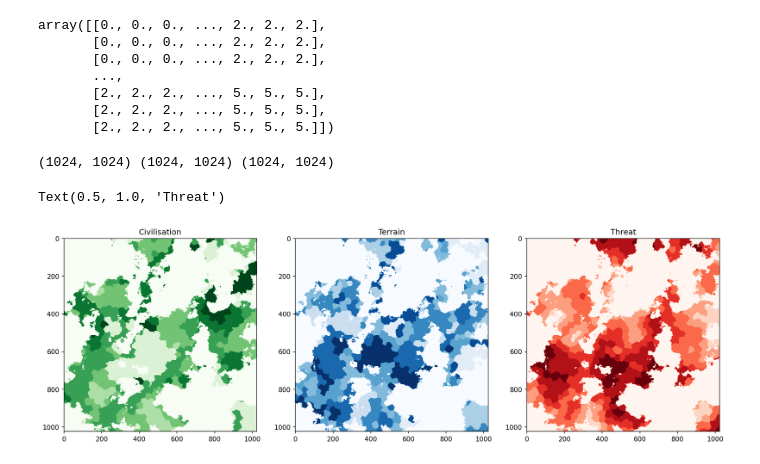
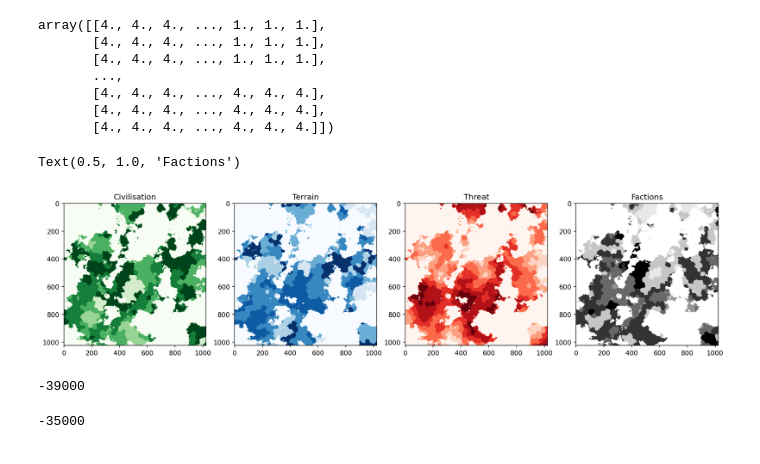
Before and after one commit to cetiners/human_error, a Jupyter notebook: works.ipynb, the cells around one changed output. Saved outputs shown, nothing was run; the diff lists cells and outputs as text; code cells hidden in the pictures.

```diff
--- a/works.ipynb
+++ b/works.ipynb
@@ -7,57 +7,60 @@ nw = map()
 nw.populate_map(n_locations=1024, name="terrain",relaxed=True,k=100)
 nw.populate_map(n_locations=1024, name="civilisation",relaxed=True,k=100)
 nw.populate_map(n_locations=1024, name="threat",relaxed=True, k=100)
-
+nw.populate_map(n_locations=1024, name="faction",relaxed=True, k=100)
 
 nw.attribute_view(seed_1=20,seed_2=30,map_name="terrain",view_name="terrain")
 nw.attribute_view(seed_1=40,seed_2=50,map_name="civilisation",view_name="civilisation")
 nw.attribute_view(seed_1=34,seed_2=34,map_name="threat",view_name="threat",double=False)
+nw.attribute_view(seed_1=67,seed_2=89,map_name="faction",view_name="faction",double=True)
 # %% [output]
-array([[0., 0., 0., ..., 2., 2., 2.],
-       [0., 0., 0., ..., 2., 2., 2.],
-       [0., 0., 0., ..., 2., 2., 2.],
+array([[4., 4., 4., ..., 1., 1., 1.],
+       [4., 4., 4., ..., 1., 1., 1.],
+       [4., 4., 4., ..., 1., 1., 1.],
        ...,
-       [2., 2., 2., ..., 5., 5., 5.],
-       [2., 2., 2., ..., 5., 5., 5.],
-       [2., 2., 2., ..., 5., 5., 5.]])
+       [4., 4., 4., ..., 4., 4., 4.],
+       [4., 4., 4., ..., 4., 4., 4.],
+       [4., 4., 4., ..., 4., 4., 4.]])
 # %%
 
 civ = nw.views["civilisation"].copy()
 ter = nw.views["terrain"].copy()
 thr = nw.views["threat"].copy()
-
-print(civ.shape,ter.shape,thr.shape)
+fac = nw.views["faction"].copy()
 
 for i in range(1024):
     for j in range(1024):
         civ[i,j] += 1
         ter[i,j] += 1
         thr[i,j] += 1
+        fac[i,j] += 1
 
 import matplotlib.pyplot as plt
 import numpy as np
 
-fig, ax = plt.subplots(1,3)
+fig, ax = plt.subplots(1,4)
 fig.set_dpi(150)
 fig.set_size_inches(18, 6)
 
 import random
 seed=random.randint(1,100)
 res=2
-octaves = 20
+octaves = 15
 persistence = 0.60
 lacunarity = 2
 mask = toddler(size=1024, seed=seed,res=res, octaves = octaves, persistence = persistence, lacunarity = lacunarity,mask=True)
 
 ax[0].imshow(civ*(np.invert(mask)),cmap="Greens")
 ax[0].set_title("Civilisation")
 
 ax[1].imshow(ter*(np.invert(mask)),cmap="Blues")
 ax[1].set_title("Terrain")
 
 ax[2].imshow(thr*(np.invert(mask)),cmap="Reds")
 ax[2].set_title("Threat")
+
+ax[3].imshow(fac*(np.invert(mask)),cmap="Greys")
+ax[3].set_title("Factions")
 # %% [output]
-(1024, 1024) (1024, 1024) (1024, 1024)
+Text(0.5, 1.0, 'Factions')
-Text(0.5, 1.0, 'Threat')
-[figure, old version]
+[figure, new version]
@@ -63,0 +123,12 @@ Text(0.5, 1.0, 'Threat')
+# %%
+from genetic_algorithm.animals import *
+
+a = herd(map=nw,type="camel")
+
+sum(a.pack_fitness)
+# %% [output]
+-39000
+# %%
+sum(a.pack_fitness)
+# %% [output]
+-35000
```
Also changed, not shown: parts of 1 cell of this notebook, 6 other files.
